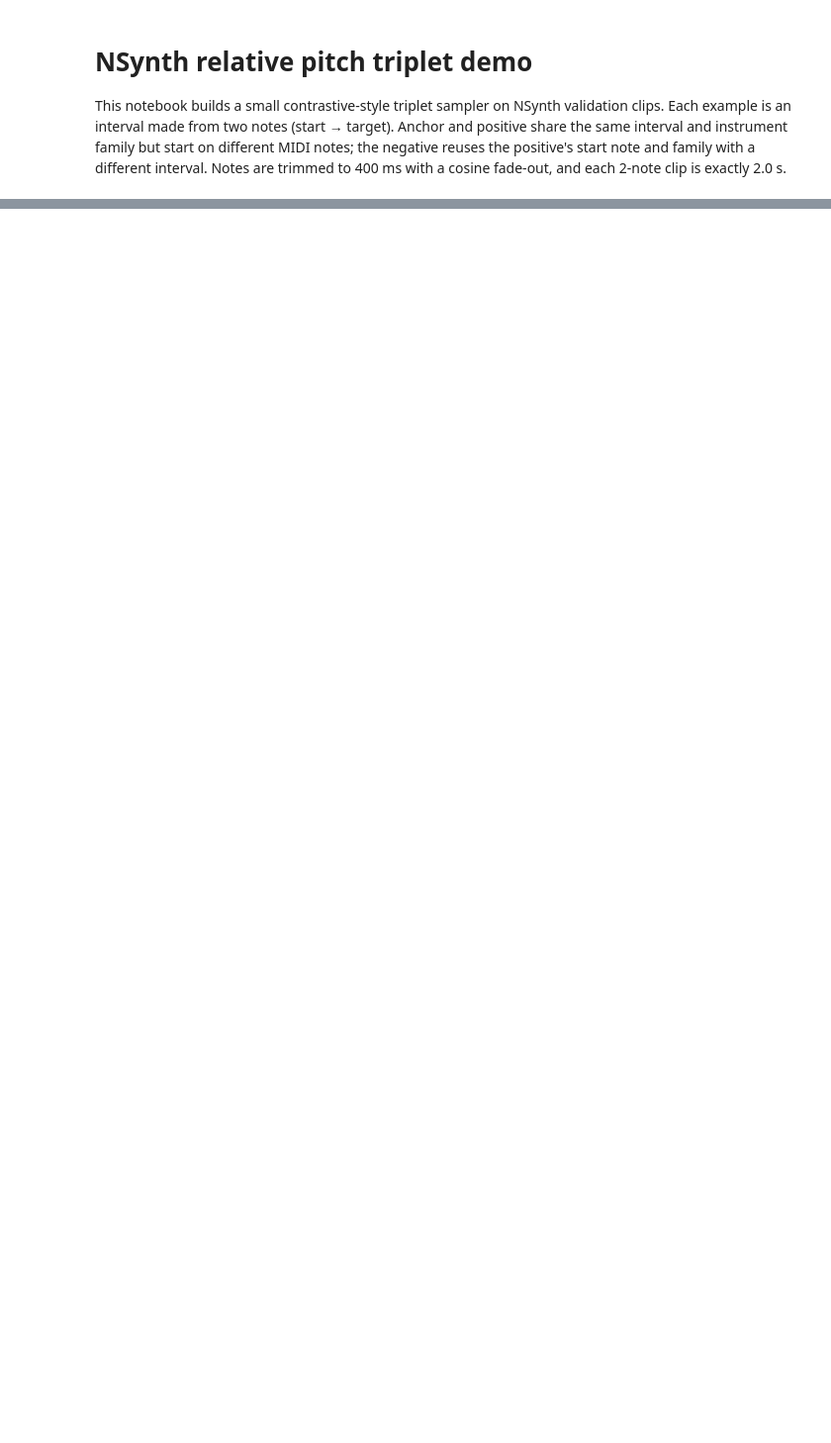
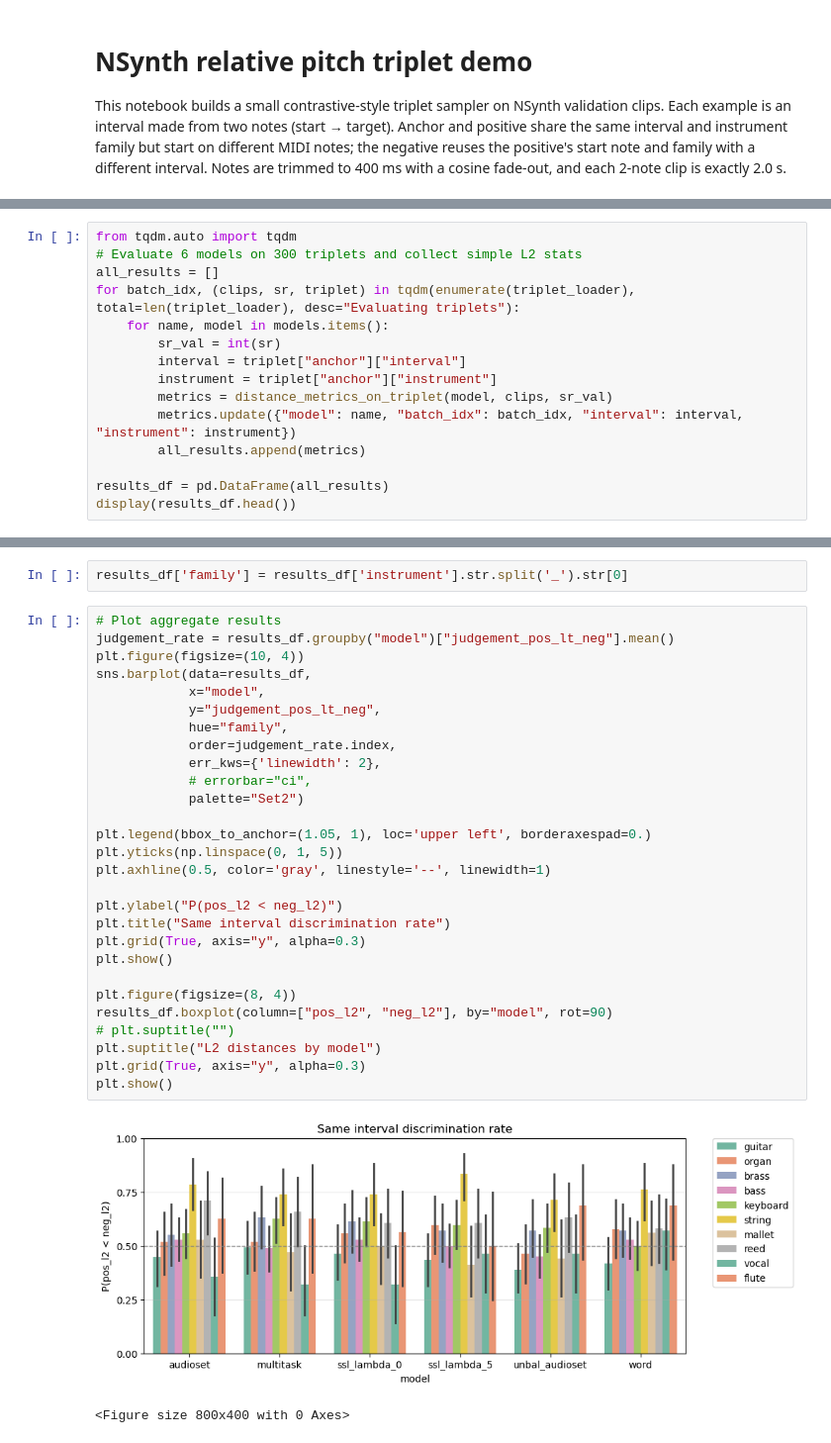
Before and after one commit to Feather-Lab/audio-ssl, a Jupyter notebook: notebooks/nsynth_relative_pitch_triplet_demo.ipynb, the cells around one changed output, grey strips where cells are left out. Shown at 99% size. Saved outputs shown, nothing was run; the diff lists cells and outputs as text; blank space fills up the shorter version.

Commit message:
Add NSynth triplet dataset and zero-shot triplet evaluation notebook

```diff
--- a/notebooks/nsynth_relative_pitch_triplet_demo.ipynb
+++ b/notebooks/nsynth_relative_pitch_triplet_demo.ipynb
@@ -510,0 +122,15 @@ print(results_df.groupby("model")["judgement_pos_lt_neg"].mean())
+# %%
+from tqdm.auto import tqdm
+# Evaluate 6 models on 300 triplets and collect simple L2 stats
+all_results = []
+for batch_idx, (clips, sr, triplet) in tqdm(enumerate(triplet_loader), total=len(triplet_loader), desc="Evaluating triplets"):
+    for name, model in models.items():
+        sr_val = int(sr)
+        interval = triplet["anchor"]["interval"]
+        instrument = triplet["anchor"]["instrument"]
+        metrics = distance_metrics_on_triplet(model, clips, sr_val)
+        metrics.update({"model": name, "batch_idx": batch_idx, "interval": interval, "instrument": instrument})
+        all_results.append(metrics)
+
+results_df = pd.DataFrame(all_results)
+display(results_df.head())
@@ -510,0 +168,33 @@ print(results_df.groupby("model")["judgement_pos_lt_neg"].mean())
+# %%
+results_df['family'] = results_df['instrument'].str.split('_').str[0]
+# %%
+# Plot aggregate results
+judgement_rate = results_df.groupby("model")["judgement_pos_lt_neg"].mean()
+plt.figure(figsize=(10, 4))
+sns.barplot(data=results_df,
+            x="model",
+            y="judgement_pos_lt_neg",
+            hue="family",
+            order=judgement_rate.index,
+            err_kws={'linewidth': 2},
+            # errorbar="ci",
+            palette="Set2")
+
+plt.legend(bbox_to_anchor=(1.05, 1), loc='upper left', borderaxespad=0.)
+plt.yticks(np.linspace(0, 1, 5))
+plt.axhline(0.5, color='gray', linestyle='--', linewidth=1)
+
+plt.ylabel("P(pos_l2 < neg_l2)")
+plt.title("Same interval discrimination rate")
+plt.grid(True, axis="y", alpha=0.3)
+plt.show()
+
+plt.figure(figsize=(8, 4))
+results_df.boxplot(column=["pos_l2", "neg_l2"], by="model", rot=90)
+# plt.suptitle("")
+plt.suptitle("L2 distances by model")
+plt.grid(True, axis="y", alpha=0.3)
+plt.show()
+# %% [output]
+[figure, added]
+<Figure size 800x400 with 0 Axes>
```
Also changed, not shown: parts of 22 cells of this notebook, 1 other file.
